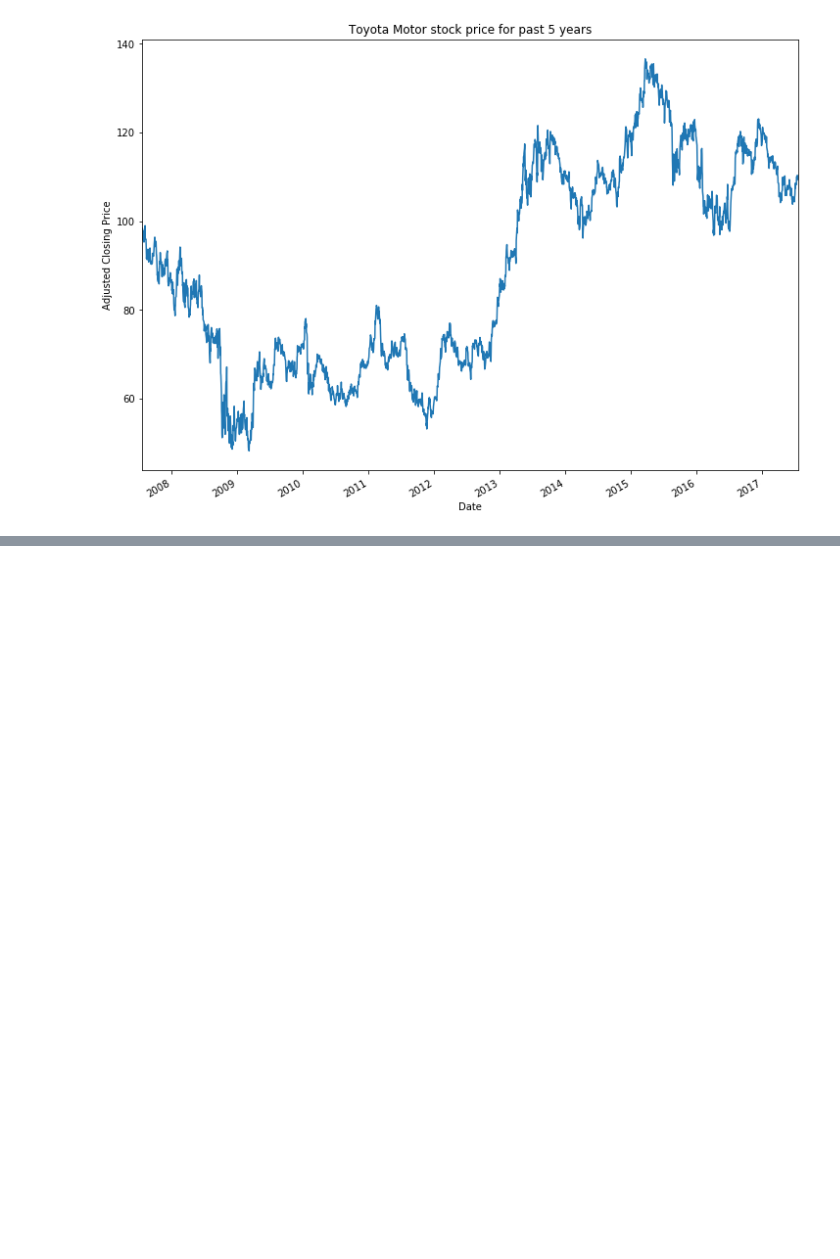
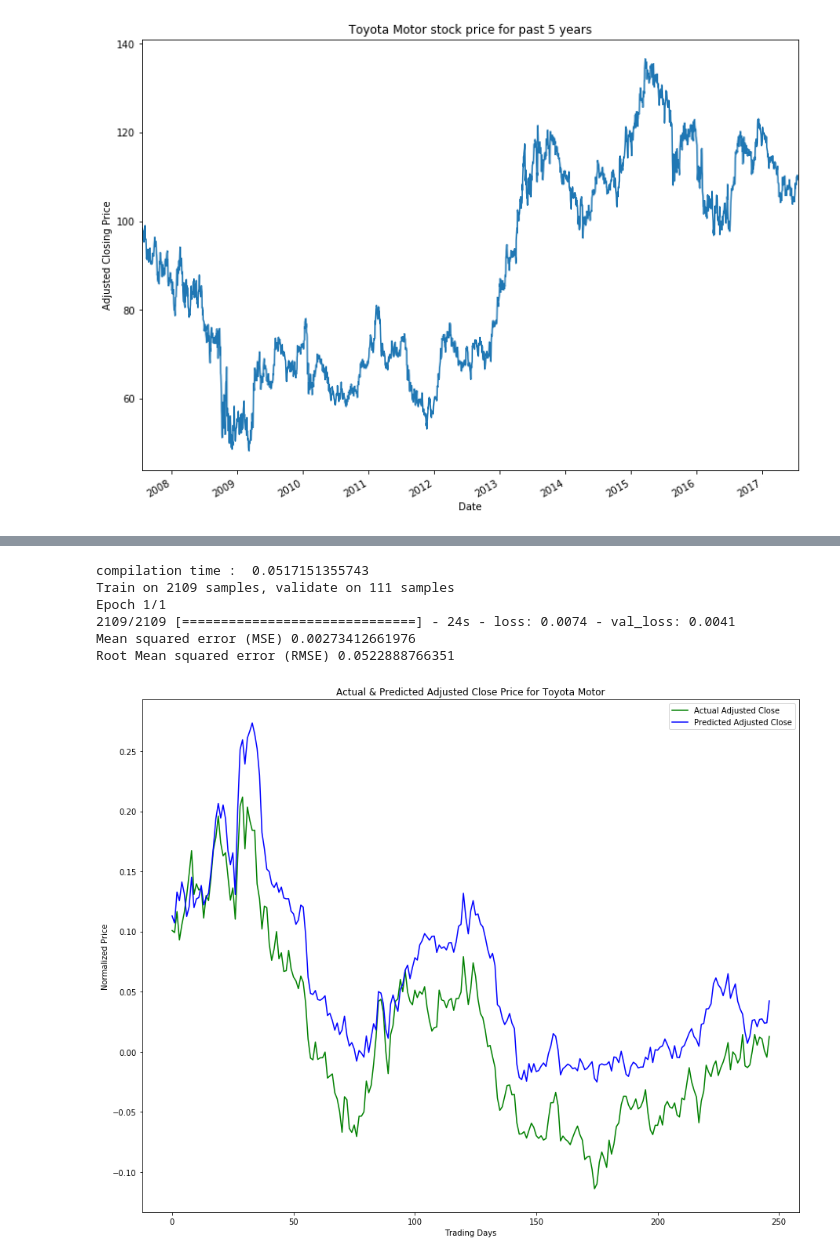
Before and after one commit to yhagio/stock_price_predictor, a Jupyter notebook: stock_price_predictor.ipynb, the cells around one changed output, grey strips where cells are left out. Saved outputs shown, nothing was run; the diff lists cells and outputs as text; code cells hidden in the pictures; blank space fills up the shorter version.

```diff
--- a/stock_price_predictor.ipynb
+++ b/stock_price_predictor.ipynb
@@ -96 +277,66 @@ RMSE 15.16
+# %%
+# LSTM Model V.2 Normalized
+
+# Build Model
+model = Sequential()
+
+model.add(LSTM(
+    input_dim=1,
+    output_dim=50,
+    return_sequences=True))
+model.add(Dropout(0.2))
+
+model.add(LSTM(
+    100,
+    return_sequences=False))
+model.add(Dropout(0.2))
+
+model.add(Dense(
+    output_dim=1))
+model.add(Activation('linear'))
+
+start = time.time()
+model.compile(loss='mse', optimizer='rmsprop')
+print 'compilation time : ', time.time() - start
+
+#Train the model
+model.fit(
+    X_train_,
+    y_train_,
+    batch_size=512,
+    nb_epoch=1,
+    validation_split=0.05)
+
+
+testPredict = model.predict(X_test_, batch_size=batch_size)
+score = model.evaluate(X_test_, y_test_, batch_size=batch_size, verbose=0)
+
+print 'Mean squared error (MSE)', score
+print 'Root Mean squared error (RMSE)', math.sqrt(score)
+
+# Set up plot
+fig = plt.figure()
+ax = fig.add_subplot(111)
+
+# Add labels
+plt.ylabel('Normalized Price')
+plt.xlabel('Trading Days')
+
+# Plot actual and predicted close values
+plt.plot(y_test_,'g', label='Actual Adjusted Close')
+plt.plot(testPredict, 'b', label='Predicted Adjusted Close')
+
+# Set title
+ax.set_title('Actual & Predicted Adjusted Close Price for Toyota Motor')
+ax.legend(loc='upper right')
+
+plt.show()
+# %% [output]
+compilation time :  0.0517151355743
+Train on 2109 samples, validate on 111 samples
+Epoch 1/1
+2109/2109 [==============================] - 24s - loss: 0.0074 - val_loss: 0.0041
+Mean squared error (MSE) 0.00273412661976
+Root Mean squared error (RMSE) 0.0522888766351
+[figure, added]
 # %%
```
Also changed, not shown: parts of 11 cells of this notebook.
